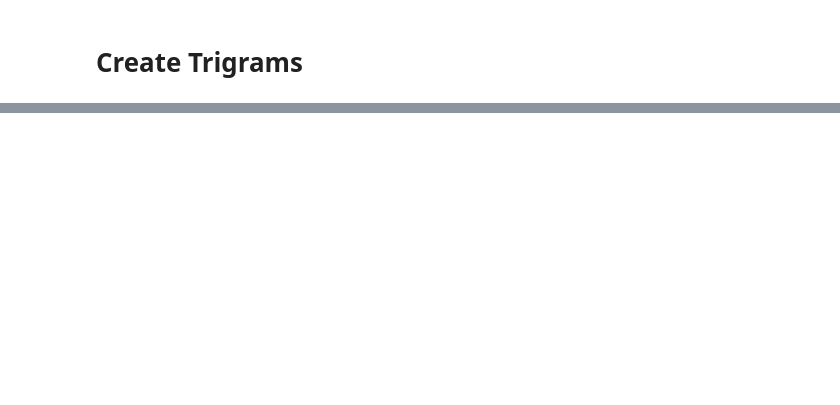
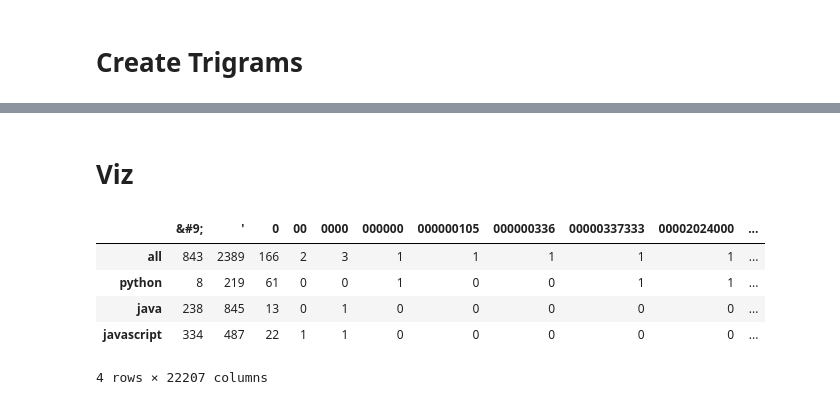
Before and after one commit to Doubtable-Steves-Linguistics/MinecraftNLP, a Jupyter notebook: michael_explore_notebook.ipynb, the cells around one changed output, grey strips where cells are left out. Cells and saved outputs as stored; diff of their text form; code cells hidden in the pictures; blank space fills up the shorter version.

```diff
--- a/michael_explore_notebook.ipynb
+++ b/michael_explore_notebook.ipynb
@@ -108 +195,3 @@ make          312
 dtype: int64
+# %%
+java_word_freq = pd.Series(all_java_readme.split()).value_counts()
@@ -109,5 +200,5 @@ dtype: int64
 # %%
-javascript_df = df[df.language == 'JavaScript']
+javascript_df = train[train.language == 'JavaScript']
 all_javascript_readme = ' '.join(javascript_df['lemmatized'])
 pd.Series(all_javascript_readme.split()).value_counts().head(20)
 # %% [output]
@@ -130,4 +221,6 @@ backup        82
 dtype: int64
+# %%
+javascript_word_freq = pd.Series(all_javascript_readme.split()).value_counts()
 # %% [markdown]
 # Create bigrams
 # %% [markdown]
@@ -212,0 +384,7 @@ dtype: int64
+# %% [markdown]
+# Viz
+# %%
+word_counts = (pd.concat([all_word_freq, python_word_freq, java_word_freq, javascript_word_freq], axis=1, sort=True)
+                .set_axis(['all', 'python', 'java', 'javascript'], axis=1, inplace=False)
+                .fillna(0)
+                .apply(lambda s: s.astype(int)))
@@ -212,0 +393,9 @@ dtype: int64
+# %%
+word_counts.T
+# %% [output]
+|  | &#9; | ' | 0 | 00 | 0000 | 000000 | 000000105 | 000000336 | 00000337333 | 00002024000 | ... |
+| all | 843 | 2389 | 166 | 2 | 3 | 1 | 1 | 1 | 1 | 1 | ... |
+| python | 8 | 219 | 61 | 0 | 0 | 1 | 0 | 0 | 1 | 1 | ... |
+| java | 238 | 845 | 13 | 0 | 1 | 0 | 0 | 0 | 0 | 0 | ... |
+| javascript | 334 | 487 | 22 | 1 | 1 | 0 | 0 | 0 | 0 | 0 | ... |
+4 rows × 22207 columns
```
Also changed, not shown: parts of 35 cells of this notebook.
